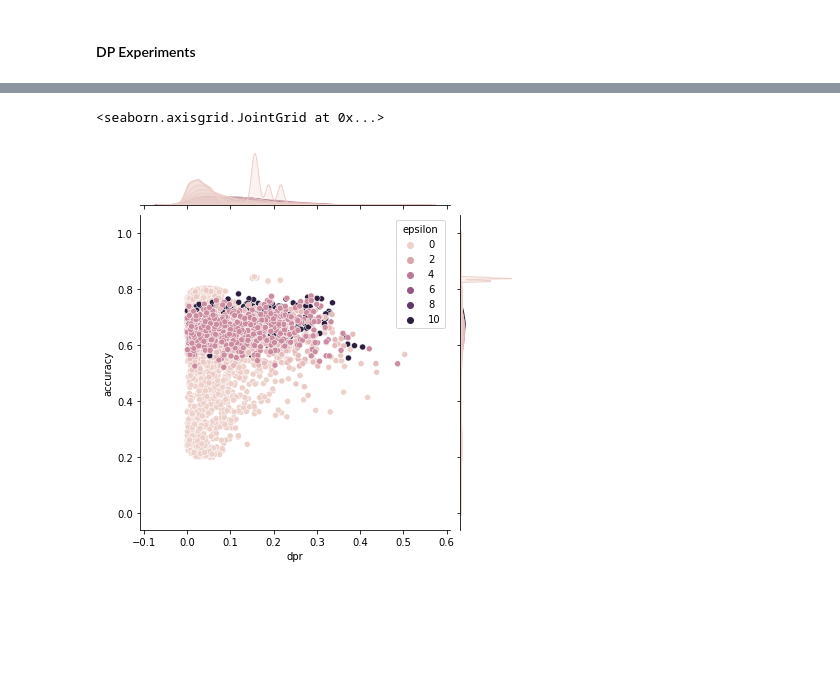
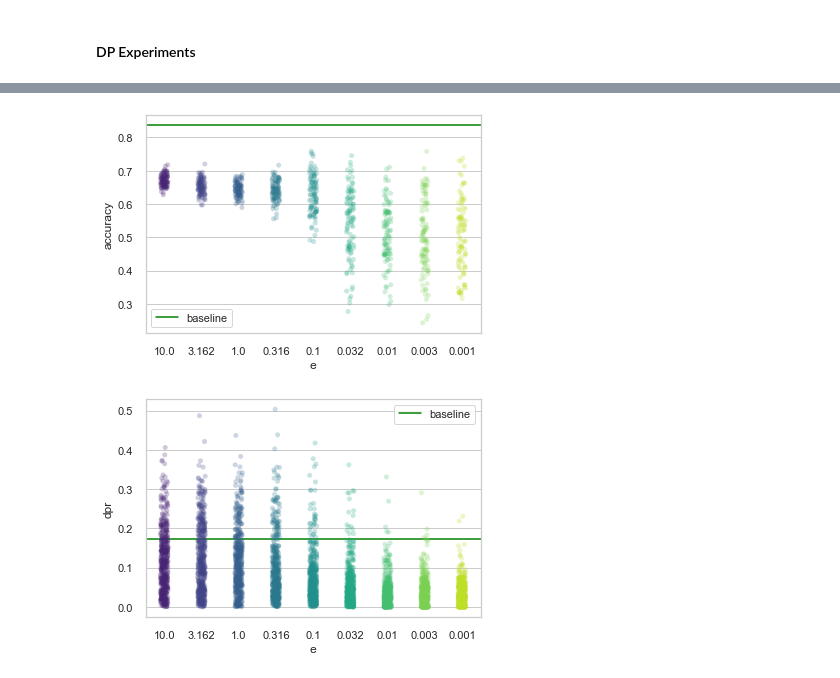
Before and after one commit to vladoxNCL/fairMDAVplus, a Jupyter notebook: Datasets/data_merge.ipynb, the cells around one changed output, grey strips where cells are left out. Cells and saved outputs as stored; diff of their text form; code cells hidden in the pictures; blank space fills up the shorter version.

```diff
--- a/Datasets/data_merge.ipynb
+++ b/Datasets/data_merge.ipynb
@@ -160,6 +155,23 @@ melt_df.epsilon.replace({np.nan:1000}, inplace=True)
-# %%
-sns.jointplot(data=df, x="dpr", y="accuracy", hue="epsilon")
-# %% [output]
-<seaborn.axisgrid.JointGrid at 0x...>
-[figure, removed]
+# %%
+dp_df = pd.read_csv('income_DP_Experiment_all.csv')
+dp_df.drop(['Unnamed: 0'], axis=1, inplace=True)
+dp_df.sort_values(by=["fold", "e"], inplace=True)
+dp_df['aux'] = list(range(1000))*5
+dp_df_avg = dp_df.groupby("aux").mean()
+ac=dp_df_avg[dp_df_avg.e.isnull()].accuracy.mean()
+dpr=dp_df_avg[dp_df_avg.e.isnull()].dpr.mean()
+# %%
+g = sns.stripplot(x="e", y="accuracy", data=dp_df_avg, alpha=.25, palette="viridis_r")
+plt.axhline(y=ac, label="baseline", color="green")
+plt.legend()
+g.invert_xaxis()
+# %% [output]
+[figure, added]
+# %%
+g = sns.stripplot(x="e", y="dpr", data=dp_df, alpha=.25, palette="viridis_r")
+plt.axhline(y=dpr, label="baseline", color="green")
+plt.legend()
+g.invert_xaxis()
+# %% [output]
+[figure, added]
 # %%
```
Also changed, not shown: parts of 22 cells of this notebook, 5 other files.
